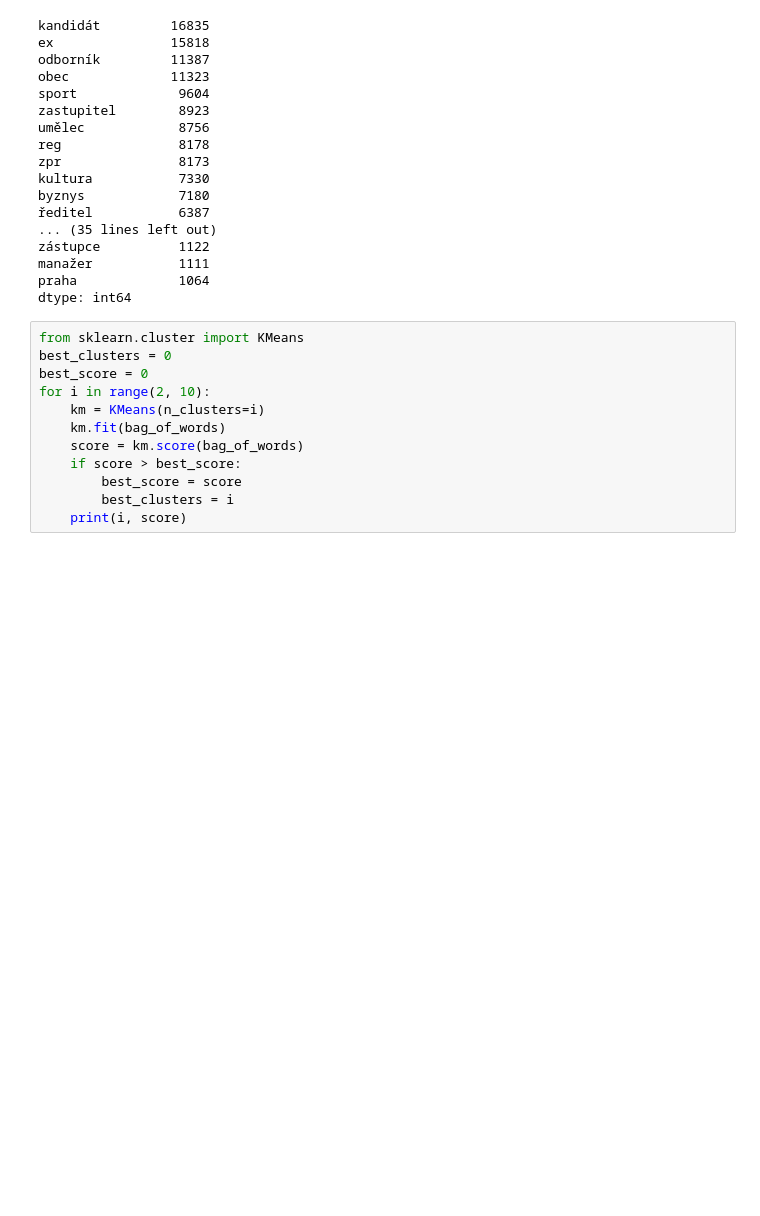
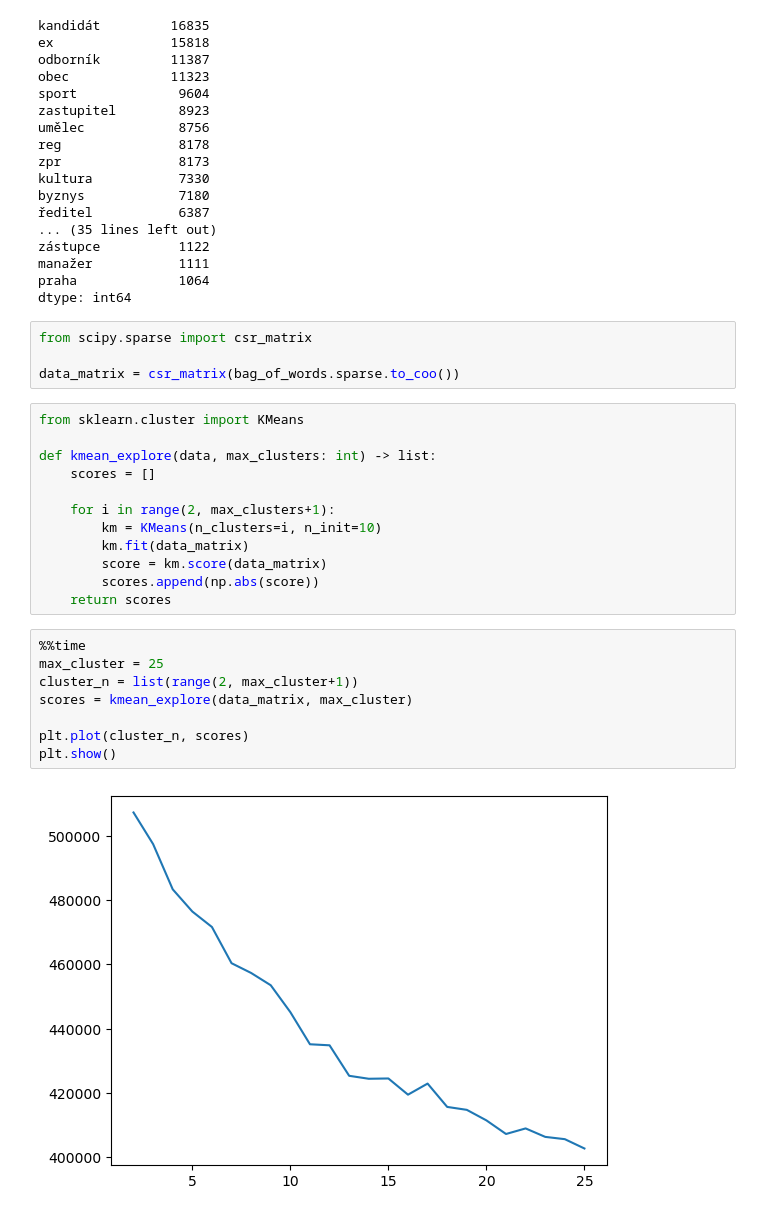
Before and after one commit to czech-radio/respondent-classify, a Jupyter notebook: analysis.ipynb, the cells around one changed output. Drawn from its saved outputs; the diff is of its cells as text; blank space fills up the shorter version.

Commit message:
Added first try of kmeans usage

```diff
--- a/analysis.ipynb
+++ b/analysis.ipynb
@@ -71,16 +86,29 @@ zástupce          1122
 manažer           1111
 praha             1064
 dtype: int64
+# %%
+from scipy.sparse import csr_matrix
+
+data_matrix = csr_matrix(bag_of_words.sparse.to_coo())
+# %%
+from sklearn.cluster import KMeans
+
+def kmean_explore(data, max_clusters: int) -> list:
+    scores = []
+
+    for i in range(2, max_clusters+1):
+        km = KMeans(n_clusters=i, n_init=10)
+        km.fit(data_matrix)
+        score = km.score(data_matrix)
+        scores.append(np.abs(score))
+    return scores
 # %%
-from sklearn.cluster import KMeans
-best_clusters = 0
-best_score = 0
-for i in range(2, 10):
-    km = KMeans(n_clusters=i)
-    km.fit(bag_of_words)
-    score = km.score(bag_of_words)
-    if score > best_score:
-        best_score = score
-        best_clusters = i
-    print(i, score)
+%%time
+max_cluster = 25
+cluster_n = list(range(2, max_cluster+1))
+scores = kmean_explore(data_matrix, max_cluster)
+
+plt.plot(cluster_n, scores)
+plt.show()
 # %% [output]
+[figure, added]
```
Also changed, not shown: parts of 17 cells of this notebook.
